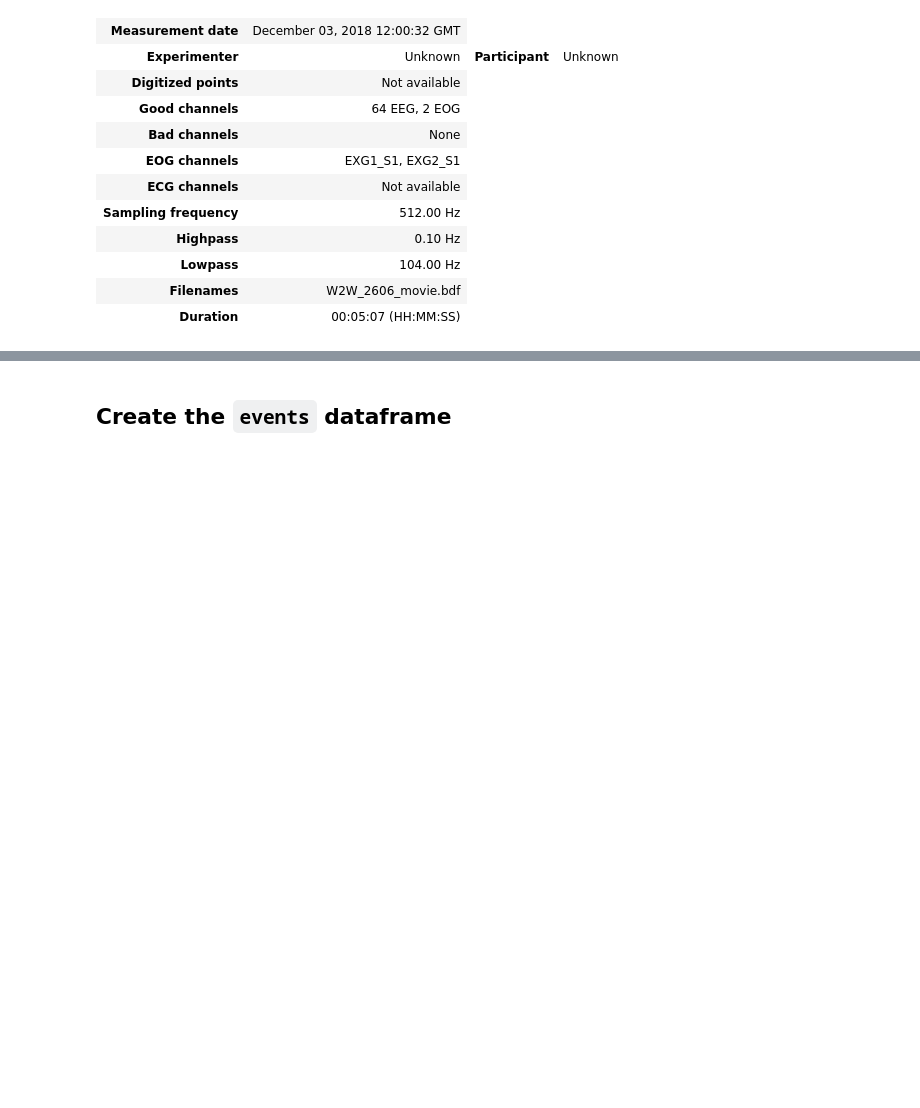
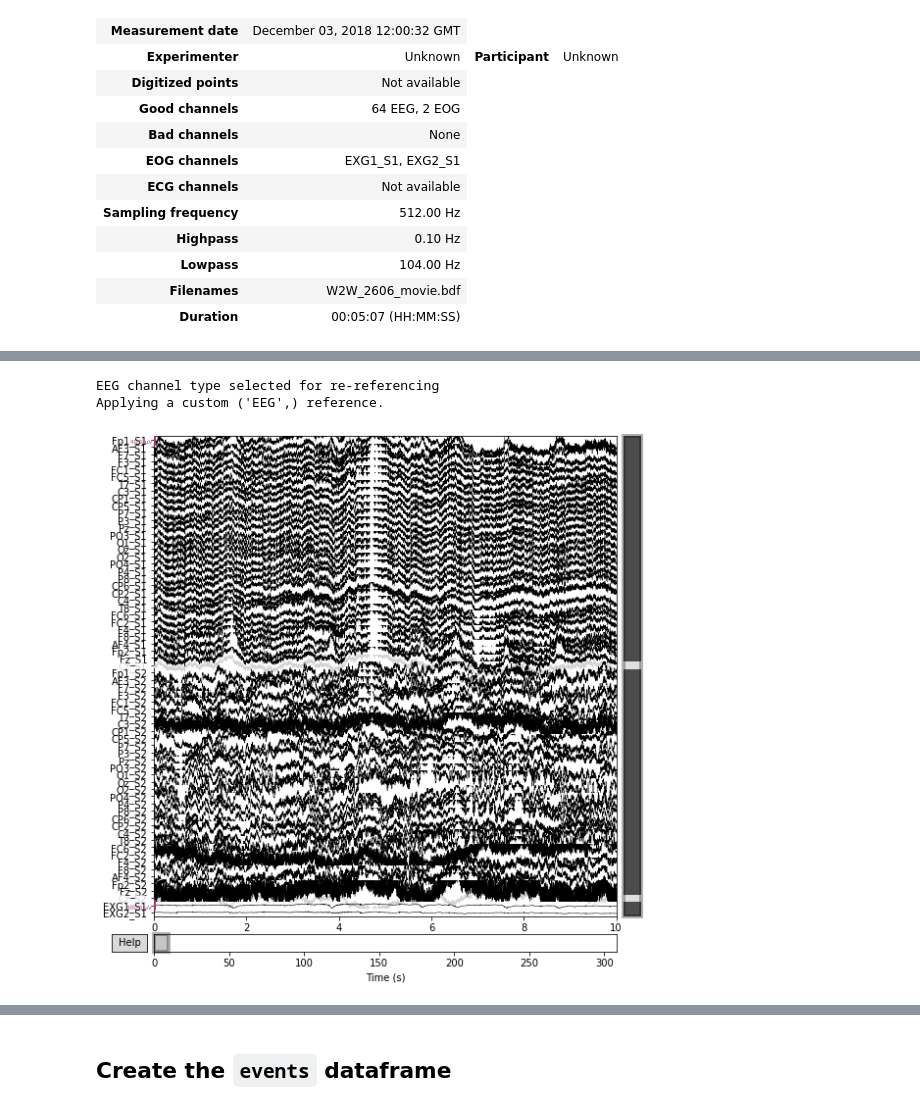
Before and after one commit to FranckPrts/Use-custom-events-in-MNE, a Jupyter notebook: W2W_Prepeocessing_pipeline.ipynb, the cells around one changed output, grey strips where cells are left out. Drawn from its saved outputs; the diff is of its cells as text; code cells hidden in the pictures; blank space fills up the shorter version.

```diff
--- a/W2W_Prepeocessing_pipeline.ipynb
+++ b/W2W_Prepeocessing_pipeline.ipynb
@@ -245,2 +245,16 @@ Designing a one-pass, zero-phase, non-causal highpass filter:
+# %%
+# STEP 2
+# Set reference channel to Cz_S1
+raw.set_eeg_reference(ref_channels=['Cz_S1', 'Cz_S2'])
+raw.info['bads'].append('Cz_S1')
+raw.info['bads'].append('Cz_S2')
+
+# Plot after
+raw_plot = raw.plot(show=False, start=0, n_channels=len(change_ch_names_dic_S1), remove_dc=True)
+plt.show()
+# %% [output]
+EEG channel type selected for re-referencing
+Applying a custom ('EEG',) reference.
+[figure, added]
 # %%
 # STEP 3
```
Also changed, not shown: parts of 17 cells of this notebook, 3 other files.
